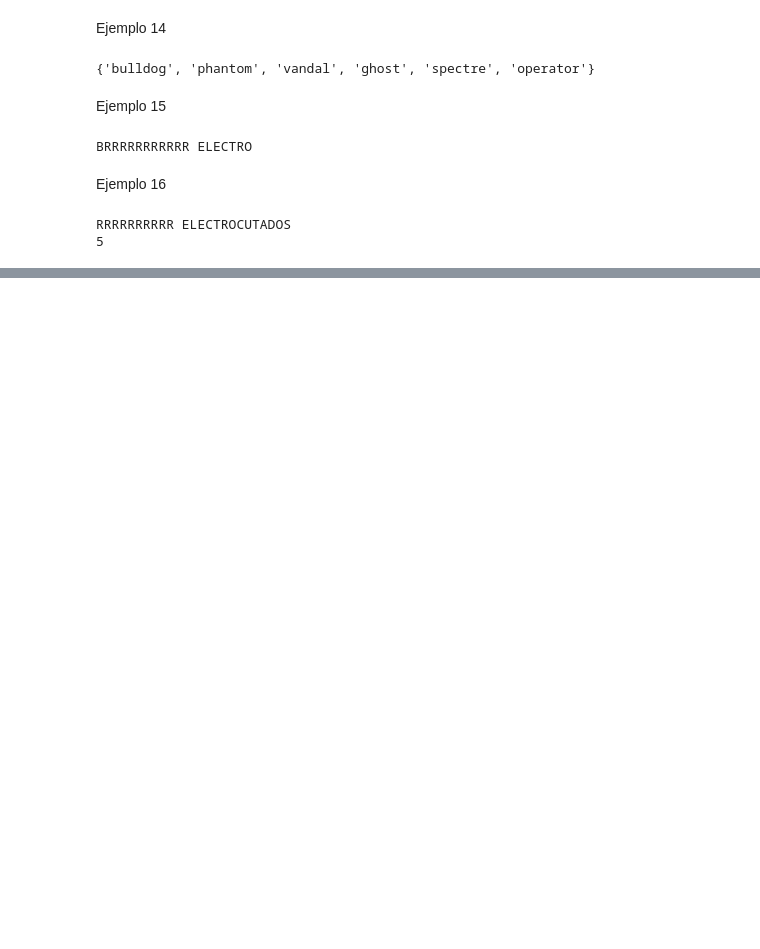
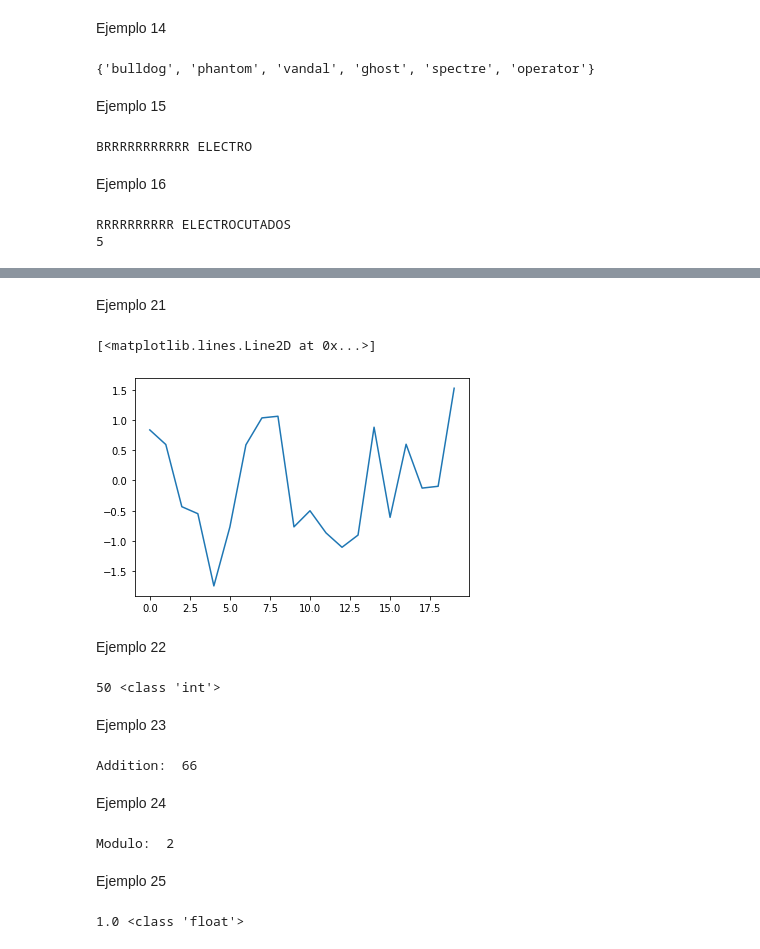
Before and after one commit to jumorenop/MetNumUN2022II, a Jupyter notebook: Lab1/Lab1.ipynb, the cells around one changed output, grey strips where cells are left out. Cells and saved outputs as stored; diff of their text form; code cells hidden in the pictures; blank space fills up the shorter version.

```diff
--- a/Lab1/Lab1.ipynb
+++ b/Lab1/Lab1.ipynb
@@ -133,0 +169,34 @@ RRRRRRRRRR ELECTROCUTADOS
+# %% [markdown]
+Ejemplo 21
+# %%
+X = np.random.normal(0, 1, 20)
+plt.plot(X)
+# %% [output]
+[<matplotlib.lines.Line2D at 0x...>]
+[figure, added]
+# %% [markdown]
+Ejemplo 22
+# %%
+entero = 50
+print (entero, type(entero))
+# %% [output]
+50 <class 'int'>
+# %% [markdown]
+Ejemplo 23
+# %%
+print ('Suma: ', 12+54)
+# %% [output]
+Addition:  66
+# %% [markdown]
+Ejemplo 24
+# %%
+print ('Módulo: ', 150%4) #modulo: restante de la division
+# %% [output]
+Modulo:  2
+# %% [markdown]
+Ejemplo 25
+# %%
+my_float = float(1)
+print ((my_float), type(my_float))
+# %% [output]
+1.0 <class 'float'>
```
Also changed, not shown: parts of 242 cells of this notebook.
